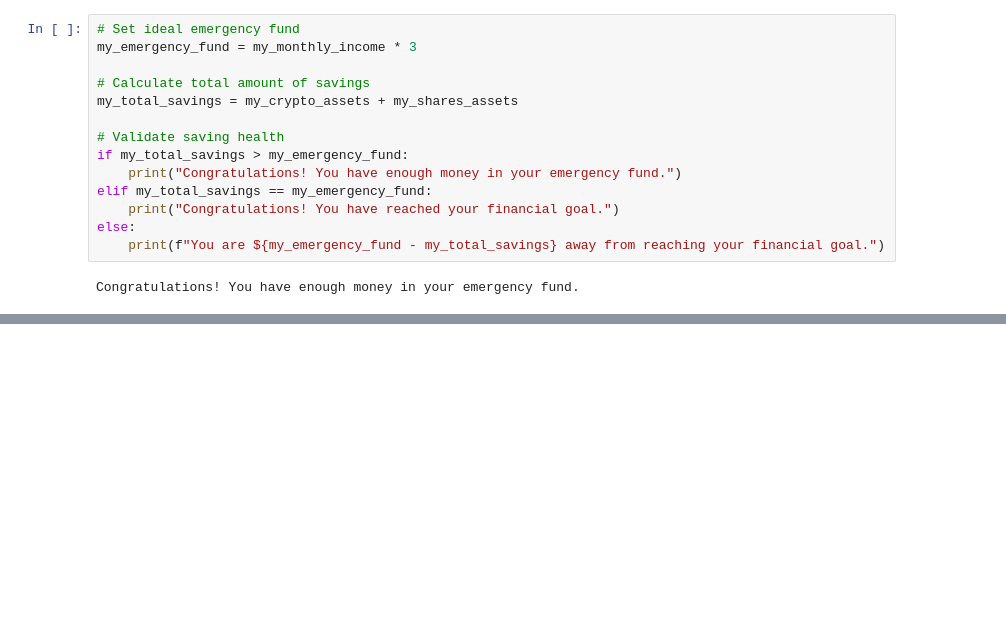
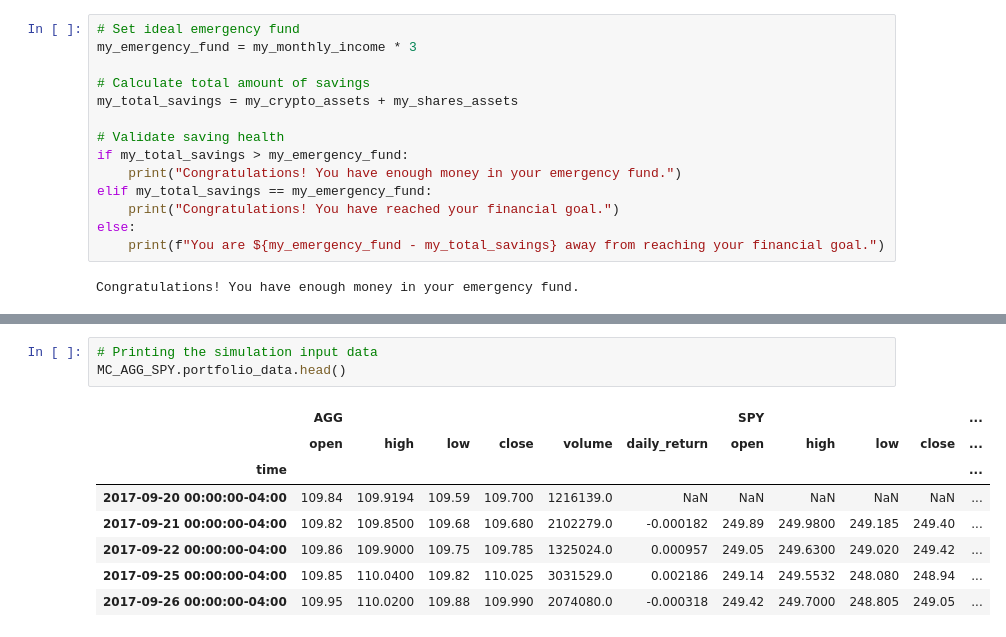
Before and after one commit to stammin001/financial-planning, a Jupyter notebook: financial-planner.ipynb, the cells around one changed output, grey strips where cells are left out. Drawn from its saved outputs; the diff is of its cells as text; blank space fills up the shorter version.

```diff
--- a/financial-planner.ipynb
+++ b/financial-planner.ipynb
@@ -145,0 +195,12 @@ Congratulations! You have enough money in your emergency fund.
+# %%
+# Printing the simulation input data
+MC_AGG_SPY.portfolio_data.head()
+# %% [output]
+|  | AGG |  |  |  |  |  | SPY |  |  |  | ... |
+|  | open | high | low | close | volume | daily_return | open | high | low | close | ... |
+| time |  |  |  |  |  |  |  |  |  |  | ... |
+| 2017-09-20 00:00:00-04:00 | 109.84 | 109.9194 | 109.59 | 109.700 | 1216139.0 | NaN | NaN | NaN | NaN | NaN | ... |
+| 2017-09-21 00:00:00-04:00 | 109.82 | 109.8500 | 109.68 | 109.680 | 2102279.0 | -0.000182 | 249.89 | 249.9800 | 249.185 | 249.40 | ... |
+| 2017-09-22 00:00:00-04:00 | 109.86 | 109.9000 | 109.75 | 109.785 | 1325024.0 | 0.000957 | 249.05 | 249.6300 | 249.020 | 249.42 | ... |
+| 2017-09-25 00:00:00-04:00 | 109.85 | 110.0400 | 109.82 | 110.025 | 3031529.0 | 0.002186 | 249.14 | 249.5532 | 248.080 | 248.94 | ... |
+| 2017-09-26 00:00:00-04:00 | 109.95 | 110.0200 | 109.88 | 109.990 | 2074080.0 | -0.000318 | 249.42 | 249.7000 | 248.805 | 249.05 | ... |
```
Also changed, not shown: parts of 20 cells of this notebook.
